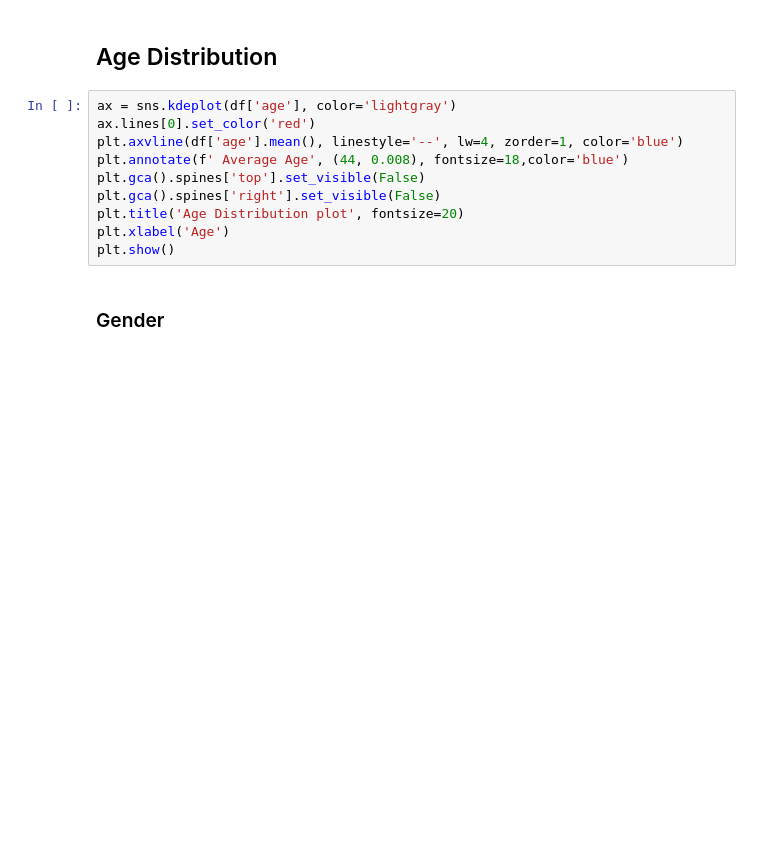
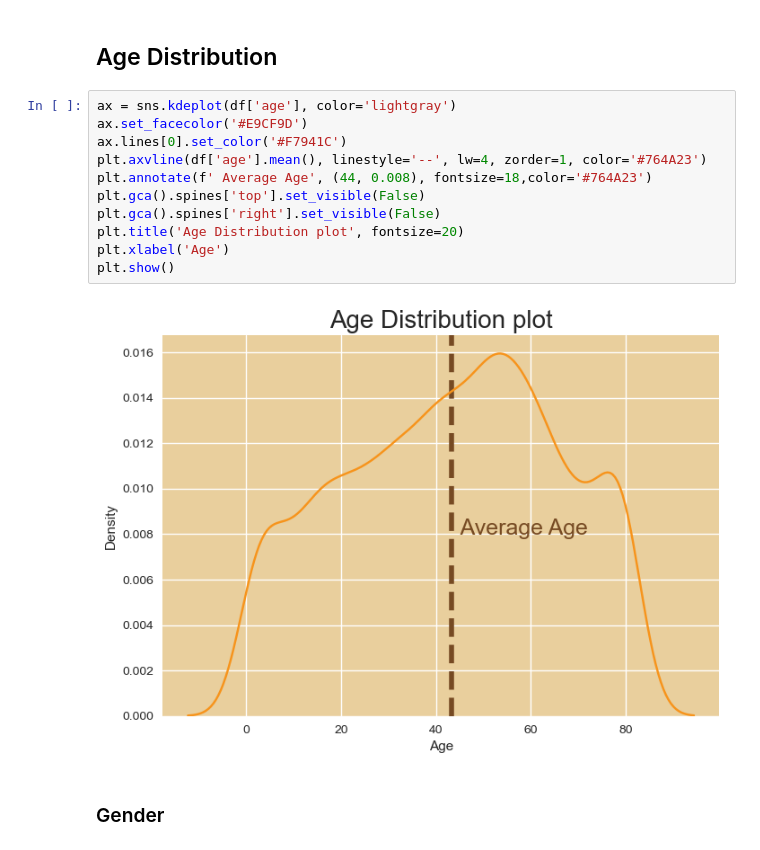
Before and after one commit to HoaNguyen710/PYTHON_FOR_DATA_SCIENCE, a Jupyter notebook: model.ipynb, the cells around one changed output. Drawn from its saved outputs; the diff is of its cells as text; blank space fills up the shorter version.

```diff
--- a/model.ipynb
+++ b/model.ipynb
@@ -127,14 +289,17 @@ plt.show()
 ## Age Distribution
 # %%
 ax = sns.kdeplot(df['age'], color='lightgray')
-ax.lines[0].set_color('red')
-plt.axvline(df['age'].mean(), linestyle='--', lw=4, zorder=1, color='blue')
-plt.annotate(f' Average Age', (44, 0.008), fontsize=18,color='blue')
+ax.set_facecolor('#E9CF9D')
+ax.lines[0].set_color('#F7941C')
+plt.axvline(df['age'].mean(), linestyle='--', lw=4, zorder=1, color='#764A23')
+plt.annotate(f' Average Age', (44, 0.008), fontsize=18,color='#764A23')
 plt.gca().spines['top'].set_visible(False)
 plt.gca().spines['right'].set_visible(False)
 plt.title('Age Distribution plot', fontsize=20)
 plt.xlabel('Age')
 plt.show()
+# %% [output]
+[figure, added]
 # %% [markdown]
 ### Gender
 # %%
```
Also changed, not shown: parts of 79 cells of this notebook, 2 other files.
